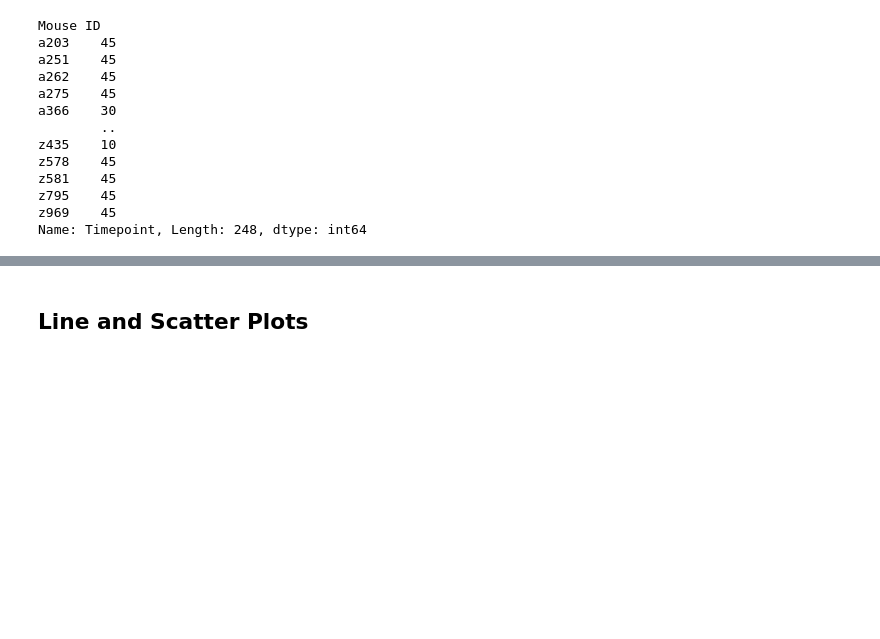
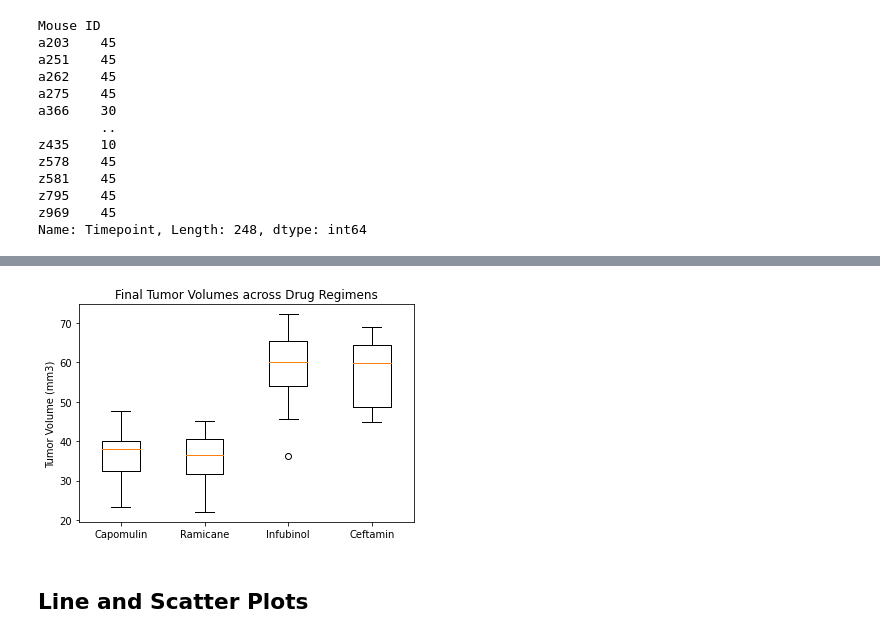
Before and after one commit to willserene/Matplotlib_Challenge, a Jupyter notebook: Pymaceuticals/pymaceuticals_starter.ipynb, the cells around one changed output, grey strips where cells are left out. Drawn from its saved outputs; the diff is of its cells as text; code cells hidden in the pictures; blank space fills up the shorter version.

```diff
--- a/Pymaceuticals/pymaceuticals_starter.ipynb
+++ b/Pymaceuticals/pymaceuticals_starter.ipynb
@@ -422,7 +422,7 @@ merged_df2
 # Put treatments into a list for for loop (and later for plot labels)
     # put four treatments from above in list
 
-treatments_list = ["Capomulin", "Ramicine", "Infubinol", "Ceftamin"]
+treatments_list = ["Capomulin", "Ramicane", "Infubinol", "Ceftamin"]
 
 # Create empty list to fill with tumor vol data (for plotting)
     #simply an empty list
@@ -435,13 +435,31 @@ tumorvol_list = []
     #overall goal
     #this is where to start for loop on list created above (four treatments).
 
+for regimen in treatments_list:
+
     #all the below inside for loop
 
-    # Locate the rows which contain mice on each drug and get the tumor volumes
+# Locate the rows which contain mice on each drug and get the tumor volumes
+
+    tumor_volumes = merged_df2.loc[(merged_df2["Drug Regimen"] == regimen), ["Tumor Volume (mm3)"]]
 
 
-    # add subset
+
+# add subset
     #whatever you got in the locate above, you're adding to your empty list
 
-    # Determine outliers using upper and lower bounds
+    tumorvol_list.append(tumor_volumes["Tumor Volume (mm3)"])
+
+#tumorvol_list
+
+# Determine outliers using upper and lower bounds
     # of subset above
+
+    quartiles = tumor_volumes["Tumor Volume (mm3)"].quantile([.25,.5,.75])
+    lower_quartile = quartiles[0.25]
+    upper_quartile = quartiles[0.75]
+    iqr = upper_quartile - lower_quartile
+    low_bound = lower_quartile - (1.5*iqr)
+    up_bound = upper_quartile + (1.5*iqr)
+    outliers = tumor_volumes[(tumor_volumes["Tumor Volume (mm3)"] < low_bound) | (tumor_volumes["Tumor Volume (mm3)"] > up_bound)]
+    print(f"{regimen}: {outliers}")
@@ -448,5 +478,14 @@ tumorvol_list = []
 # %%
 # Generate a box plot of the final tumor volume of each mouse across four regimens of interest
+treatment_list = ["Capomulin", "Ramicane", "Infubinol", "Ceftamin"]
+fig, ax = plt.subplots()
+ax.set_title("Final Tumor Volumes across Drug Regimens")
+ax.set_ylabel("Tumor Volume (mm3)")
+ax.set_xticklabels(treatment_list)
+ax.boxplot(tumorvol_list)
+plt.show()
+# %% [output]
+[figure, added]
 # %% [markdown]
 ## Line and Scatter Plots
 # %%
```
Also changed, not shown: parts of 11 cells of this notebook.
